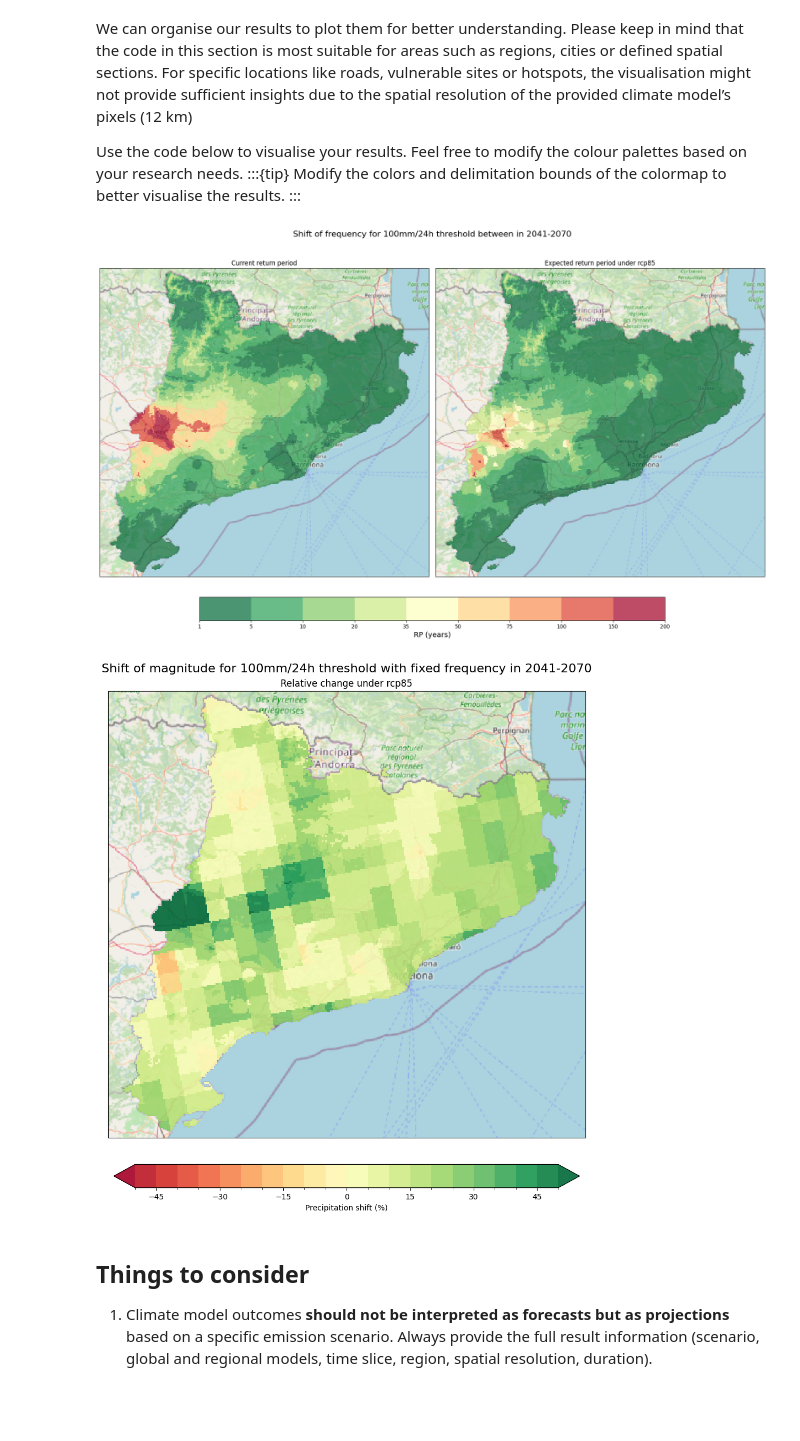
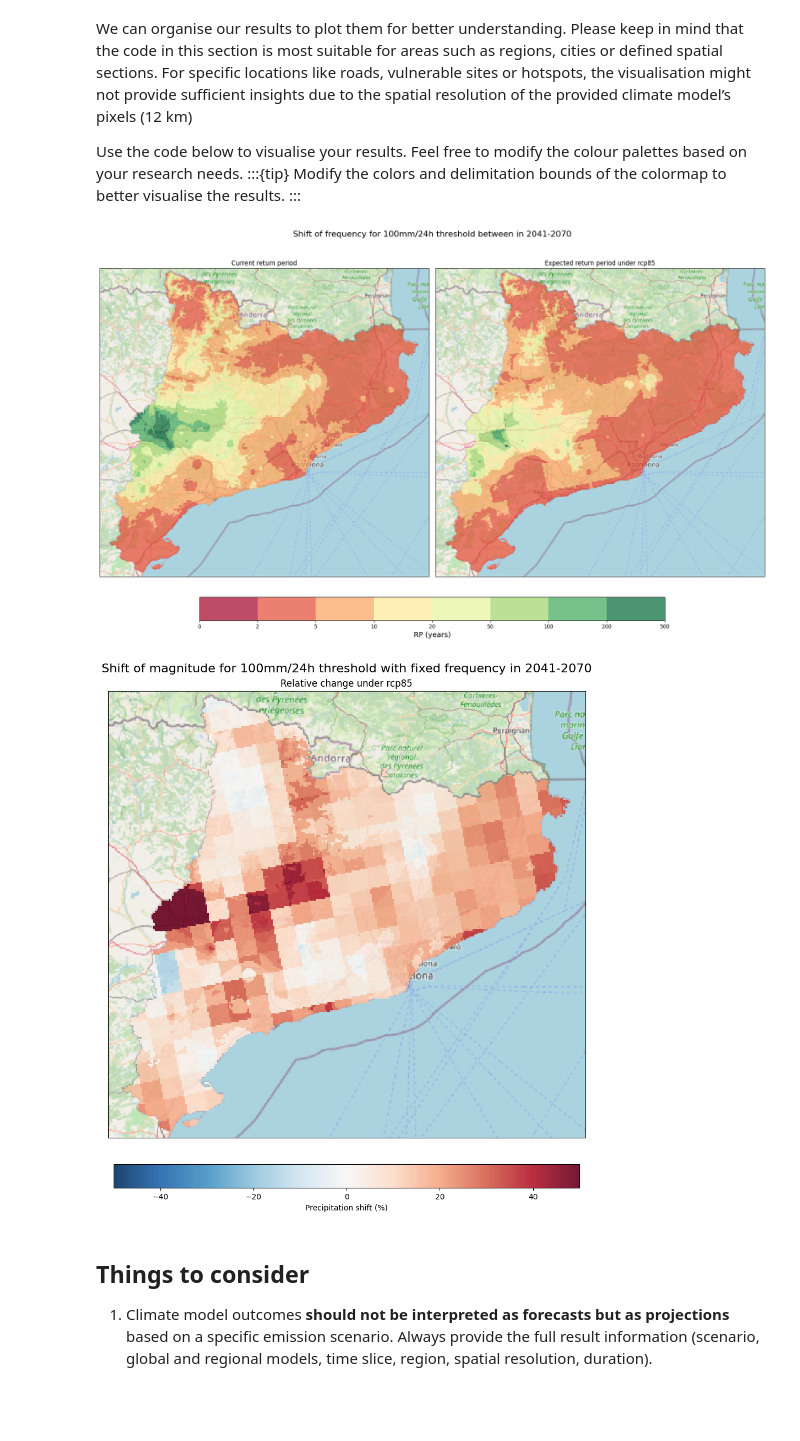
Before and after one commit to CLIMAAX/HEAVY_RAINFALL, a Jupyter notebook: 01_Extreme_precipitation/EXTREME_PRECIPITATION_Risk_Assessment.ipynb, the cells around one changed output. Drawn from its saved outputs; the diff is of its cells as text; code cells hidden in the pictures.

Commit message:
Last version of the plots

```diff
--- a/01_Extreme_precipitation/EXTREME_PRECIPITATION_Risk_Assessment.ipynb
+++ b/01_Extreme_precipitation/EXTREME_PRECIPITATION_Risk_Assessment.ipynb
@@ -274,9 +274,9 @@ def magnitude_frequency_shift(th_int, th_dur, th_freq, ds_baseline, ds_horizon,
         th_int: intensity (critical threshold)
         th_dur: duration (critical threshold)
         th_freq: frequency (critical threshold)
-        ds_baseline : dataarray of expected precipitation of the baseline period. DataArray index is expected to be
-                        just 'return_period'.
+        ds_baseline : dataarray of expected precipitation of the baseline period. DataArray index is expected to be 'return_period'.
         ds_horizon : same specifications as ds_baseline for future horizon (e.g. 2070)
+        is_bias_corrected: if the Cordex Datasets are bias corrected (True) or non-bias corrected (False)
     """
     # Access data (return_periods and values for baseline and future)
     ret_per_bs = ds_baseline.return_period.values
@@ -397,7 +395,7 @@ for i in range(len(xy_th[0])):
     data_future = ds_future.idf.sel(rlon = lonlat_th[0,i], rlat = lonlat_th[1,i], method='nearest').sel(duration=DURATION_TH)
 
     # Calling shift function
-    shift = magnitude_frequency_shift(INTENSITY_TH, DURATION_TH, th_rp_i, data_hist, data_future)
+    shift = magnitude_frequency_shift(INTENSITY_TH, DURATION_TH, th_rp_i, data_hist, data_future, False)
     sh_rp[xy_th[1, i], xy_th[0, i]] = shift[0]
     sh_prec[xy_th[1, i], xy_th[0, i]] = shift[1]
     sh_prec_factor[xy_th[1, i], xy_th[0, i]] = shift[2]
@@ -483,33 +484,28 @@ plt.show()
 
 fig_rp.savefig(os.path.join(plots_dir, f'RP_shift_threshold_{TIME_FRAMES[RCP]}.png'))
 # %% [output]
-[figure, old version]
+[figure, new version]
 # %%
 # Path of rasters to plot.
 r4 = glob.glob(os.path.join(results_dir, 'PREC_factor*.tiff'))[0]
-
-# Define colormap for absolute values and relative change
-cmap_rel = plt.get_cmap("RdYlGn_r")
-relative_bounds = np.arange(-50, 55, 5)
-norm_rel = mpl.colors.BoundaryNorm(relative_bounds, cmap_rel.N, extend='both')
-
 
 fig, ax = plt.subplots(figsize = (17,10), subplot_kw = {'projection': proj_rp_map}, layout = 'constrained')
 
 ds_rel = rio.open_rasterio(r4, masked =True)
 ds_rel = (ds_rel-1)*100
-im_rel = ds_rel.plot(ax = ax, add_colorbar=False, norm = norm_rel, cmap=cmap_rel, alpha = 0.9)
+im_rel = ds_rel.plot(ax = ax, add_colorbar=False,cmap='RdBu_r', vmin=-50, vmax=50, alpha = 0.9)
+
 cb_rel = fig.colorbar(im_rel, ax = ax, location ='bottom', shrink = 0.5 )
 cb_rel.set_label('Precipitation shift (%)')
 ctx.add_basemap(ax=ax, crs=proj_rp_map, source=ctx.providers.OpenStreetMap.Mapnik,
                attribution = False)
 
 ax.set_title(f'Relative change under {RCP}')
 fig.suptitle(f'Shift of magnitude for 100mm/24h threshold with fixed frequency in {TIME_FRAMES[RCP]}',fontsize = 16)
 plt.show()
 fig.savefig(os.path.join(plots_dir, f'PREC_shift_threshold_{TIME_FRAMES[RCP]}.png'))
 # %% [output]
-[figure, old version]
+[figure, new version]
 # %% [markdown]
 ## Things to consider
 1. Climate model outcomes **should not be interpreted as forecasts but as projections** based on a specific emission scenario. Always provide the full result information (scenario, global and regional models, time slice, region, spatial resolution, duration).
```
Also changed, not shown: parts of 2 cells of this notebook.
